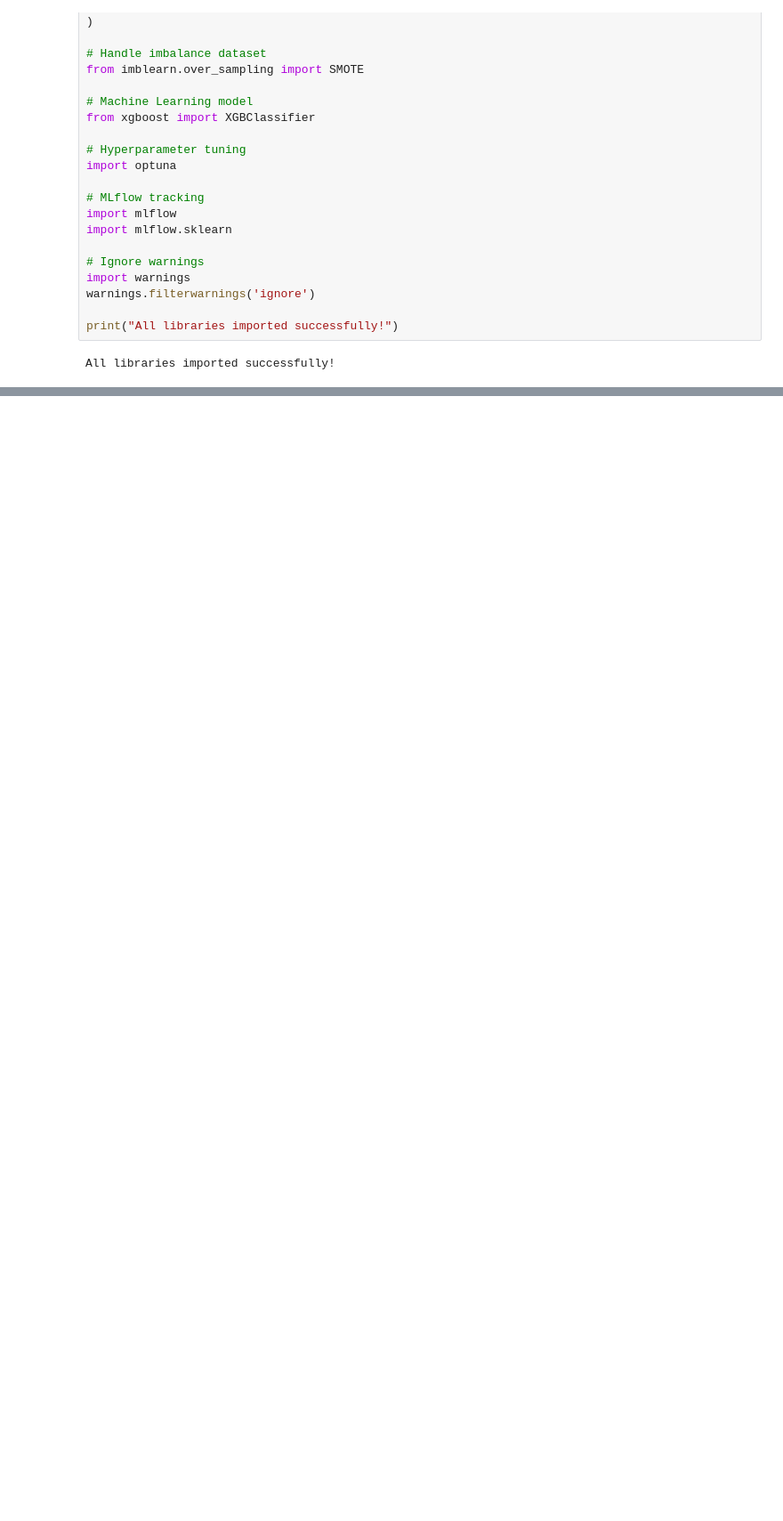
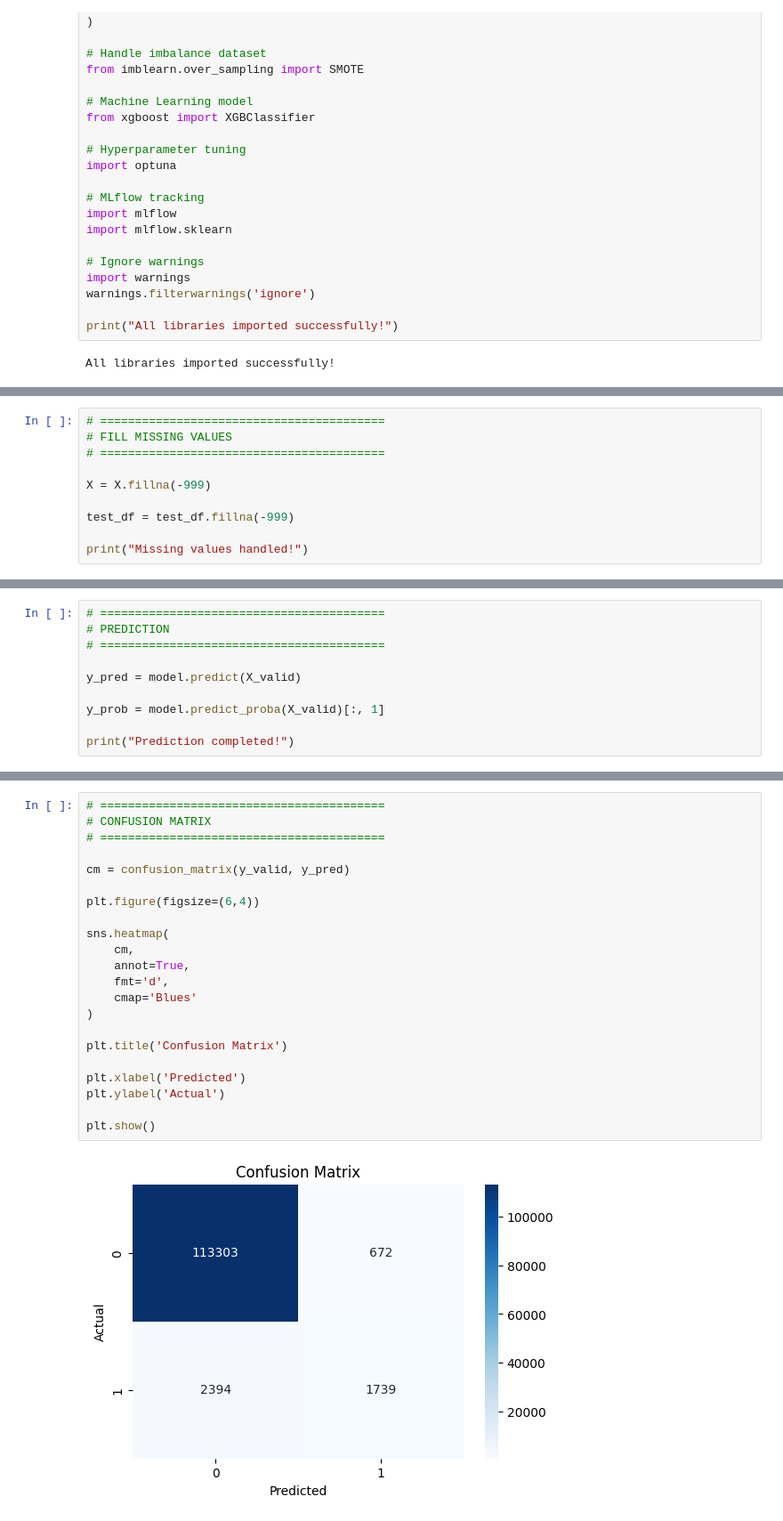
Before and after one commit to erdijova/midterm-machine-learning-uts, a Jupyter notebook: notebooks/fraud_detection.ipynb, the cells around one changed output, grey strips where cells are left out. Shown at 89% size. Saved outputs shown, nothing was run; the diff lists cells and outputs as text; blank space fills up the shorter version.

```diff
--- a/notebooks/fraud_detection.ipynb
+++ b/notebooks/fraud_detection.ipynb
@@ -46,0 +259,10 @@ All libraries imported successfully!
+# %%
+# =========================================
+# FILL MISSING VALUES
+# =========================================
+
+X = X.fillna(-999)
+
+test_df = test_df.fillna(-999)
+
+print("Missing values handled!")
@@ -46,0 +369,10 @@ All libraries imported successfully!
+# %%
+# =========================================
+# PREDICTION
+# =========================================
+
+y_pred = model.predict(X_valid)
+
+y_prob = model.predict_proba(X_valid)[:, 1]
+
+print("Prediction completed!")
@@ -46,0 +424,24 @@ All libraries imported successfully!
+# %%
+# =========================================
+# CONFUSION MATRIX
+# =========================================
+
+cm = confusion_matrix(y_valid, y_pred)
+
+plt.figure(figsize=(6,4))
+
+sns.heatmap(
+    cm,
+    annot=True,
+    fmt='d',
+    cmap='Blues'
+)
+
+plt.title('Confusion Matrix')
+
+plt.xlabel('Predicted')
+plt.ylabel('Actual')
+
+plt.show()
+# %% [output]
+[figure, added]
```
Also changed, not shown: parts of 57 cells of this notebook.
